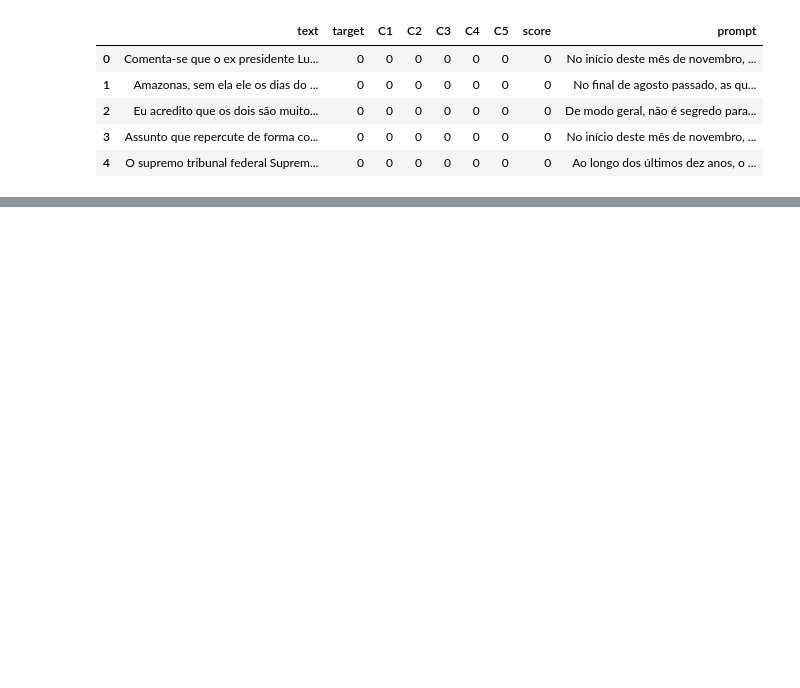
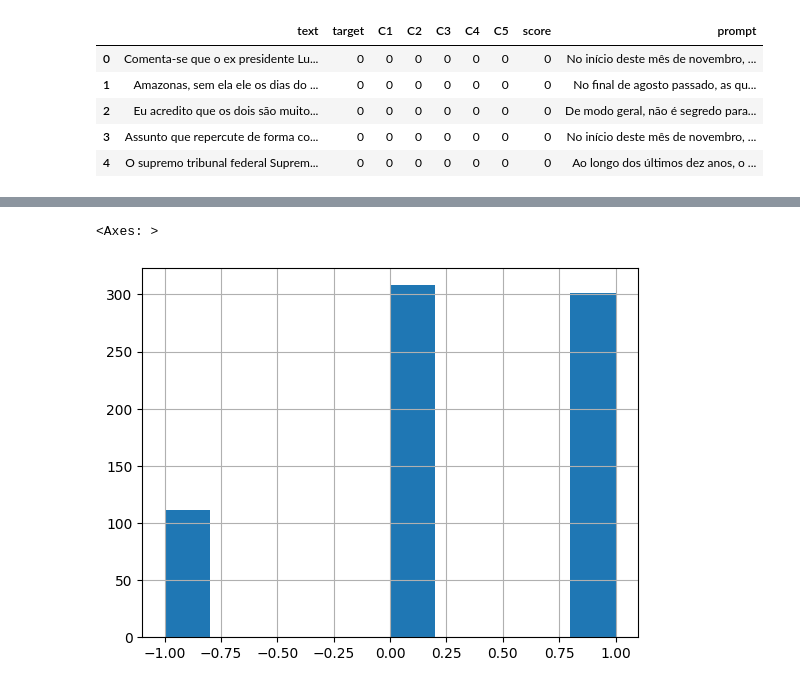
Before and after one commit to aiboxlab/nlp, a Jupyter notebook: examples/dataset.ipynb, the cells around one changed output, grey strips where cells are left out. Drawn from its saved outputs; the diff is of its cells as text; code cells hidden in the pictures; blank space fills up the shorter version.

```diff
--- a/examples/dataset.ipynb
+++ b/examples/dataset.ipynb
@@ -42,0 +103,8 @@ ds.to_frame().head(5)
+# %%
+# === Obtendo splits de treino e teste ===
+train, test = ds.train_test_split(0.8, True, 42)
+# %%
+test.target.hist()
+# %% [output]
+<Axes: >
+[figure, added]
```
Also changed, not shown: parts of 7 cells of this notebook, 6 other files.
